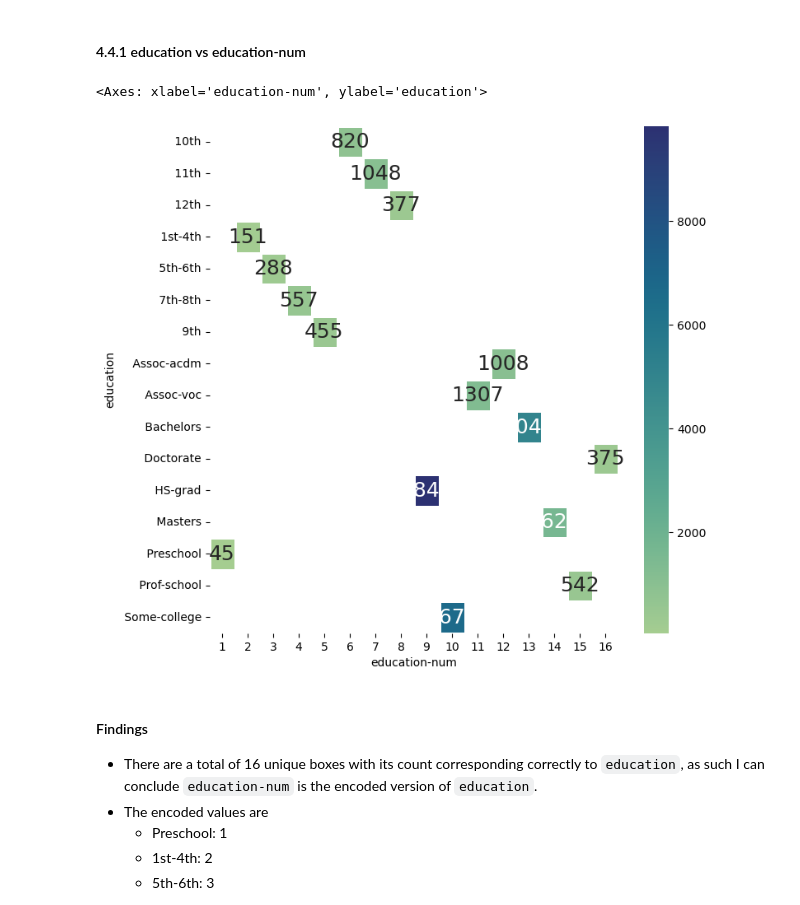
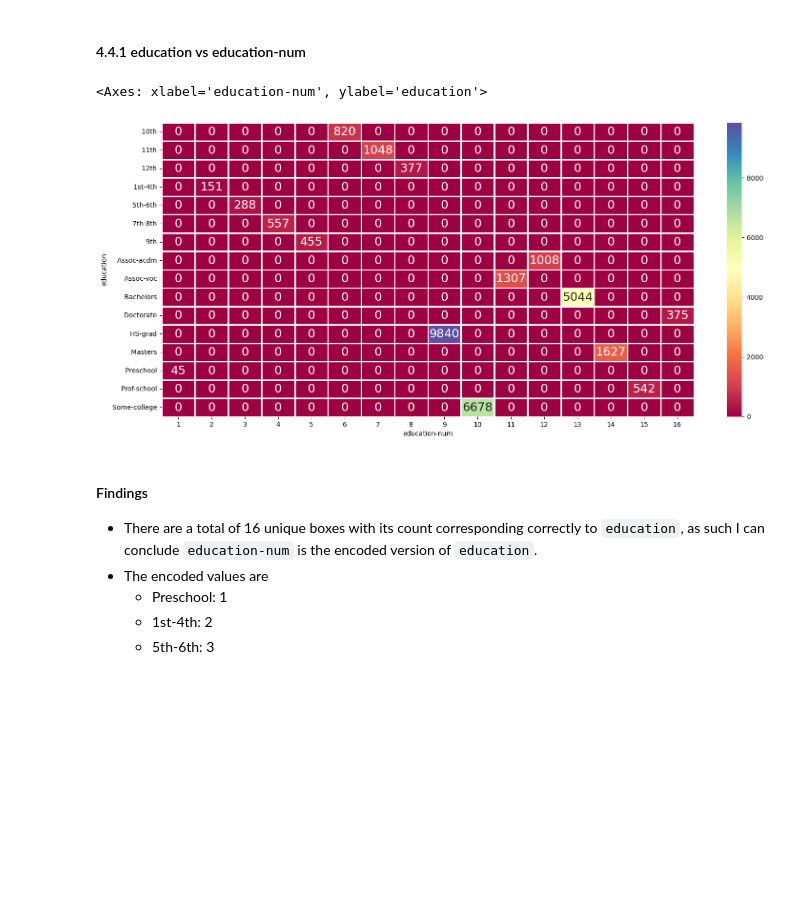
Before and after one commit to Pytode2000/Adult-Census-Income-Machine-Learning-Project, a Jupyter notebook: main.ipynb, the cells around one changed output. Saved outputs shown, nothing was run; the diff lists cells and outputs as text; code cells hidden in the pictures; blank space fills up the shorter version.

Commit message:
EDA Cleanup + Conclusion
- Added null values as 0
- Added 1 more paragraph for conclusion

```diff
--- a/main.ipynb
+++ b/main.ipynb
@@ -731,13 +732,13 @@ sns.heatmap(adult_data_F.groupby(['workclass', 'income']).size().unstack(),
 # %% [markdown]
 #### 4.4.1 education vs education-num
 # %%
-f = plt.pyplot.figure(figsize=(8, 8))
+f = plt.pyplot.figure(figsize=(18, 8))
 
-sns.heatmap(adult_data.groupby(['education', 'education-num']).size().unstack(),
-           linewidths = 1, annot = True, fmt = 'g', annot_kws = {"size": 18}, cmap = "crest")
+sns.heatmap(adult_data.groupby(['education', 'education-num']).size().unstack(fill_value=0),
+           linewidths = 1, annot = True, fmt = 'g', annot_kws = {"size": 18}, cmap = "Spectral")
 # %% [output]
 <Axes: xlabel='education-num', ylabel='education'>
-[figure, old version]
+[figure, new version]
 # %% [markdown]
 #### Findings
 - There are a total of 16 unique boxes with its count corresponding correctly to `education`, as such I can conclude `education-num` is the encoded version of `education`.
```
Also changed, not shown: parts of 12 cells of this notebook.
